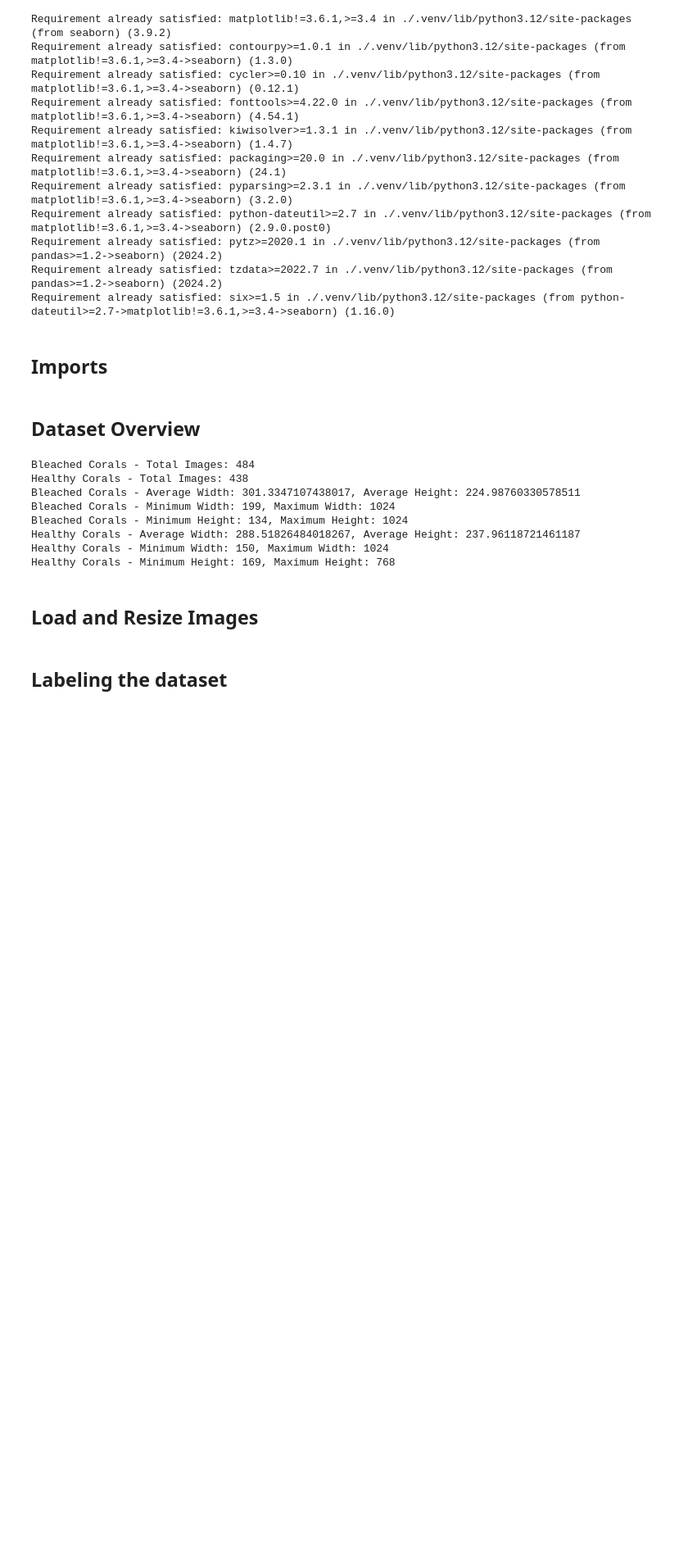
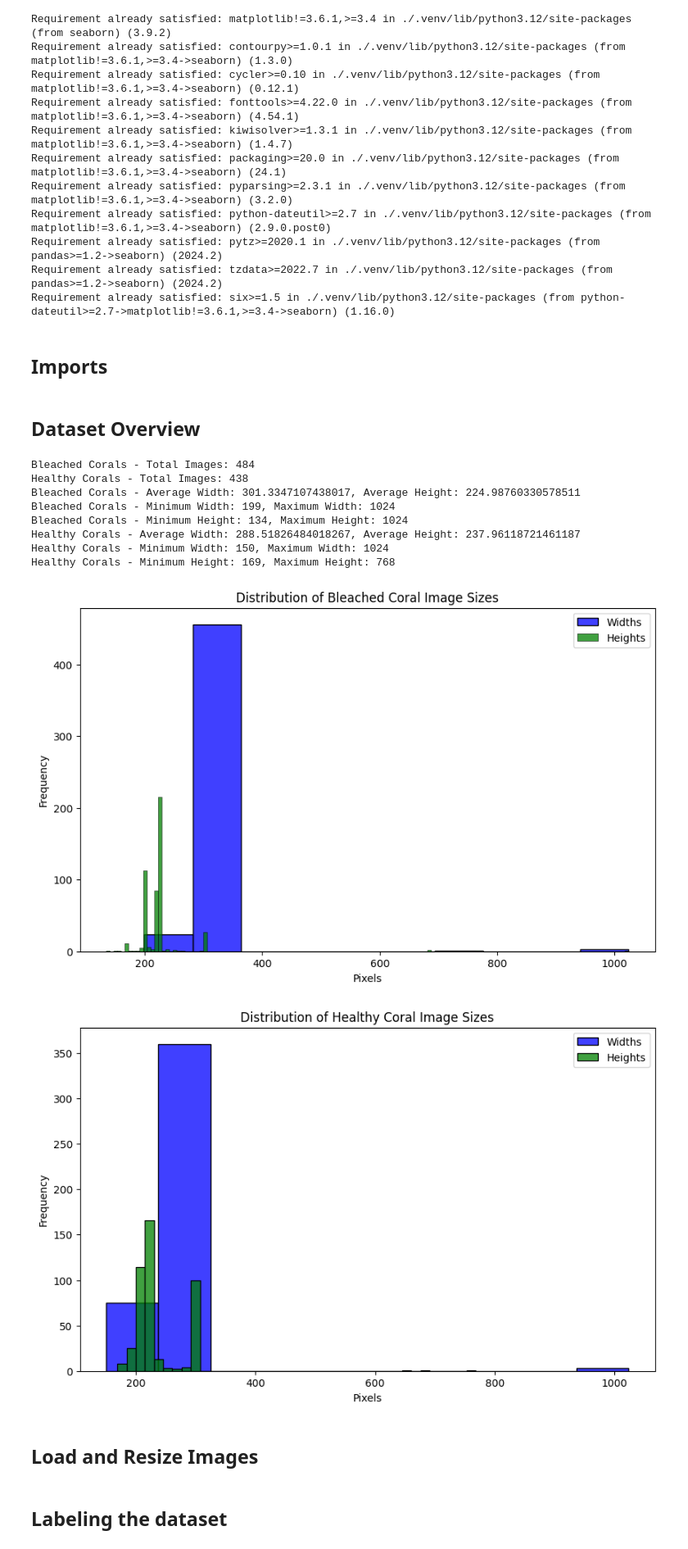
Before and after one commit to LeiTi34/Coral-Image-Classification, a Jupyter notebook: Healthy-and-Bleached-Corals-Image-Classification.ipynb, the cells around one changed output. Shown at 82% size. Cells and saved outputs as stored; diff of their text form; code cells hidden in the pictures; blank space fills up the shorter version.

Commit message:
add graphs

```diff
--- a/Healthy-and-Bleached-Corals-Image-Classification.ipynb
+++ b/Healthy-and-Bleached-Corals-Image-Classification.ipynb
@@ -62,33 +63,52 @@ def analyze_images(image_paths):
 
     avg_width = np.mean(dimensions[:, 0])
     min_width = np.min(dimensions[:, 0])
     max_width = np.max(dimensions[:, 0])
     avg_height = np.mean(dimensions[:, 1])
     min_height = np.min(dimensions[:, 1])
     max_height = np.max(dimensions[:, 1])
 
     return avg_width, min_width, max_width, avg_height, min_height, max_height, dimensions
 
 # Analyze bleached coral images
 bleached_avg_width, bleached_min_width, bleached_max_width, bleached_avg_height, bleached_min_height, bleached_max_height, bleached_dimensions = analyze_images(bleached_image_paths)
 print(f"Bleached Corals - Average Width: {bleached_avg_width}, Average Height: {bleached_avg_height}")
 print(f"Bleached Corals - Minimum Width: {bleached_min_width}, Maximum Width: {bleached_max_width}")
 print(f"Bleached Corals - Minimum Height: {bleached_min_height}, Maximum Height: {bleached_max_height}")
 
 # Analyze healthy coral images
 healthy_avg_width, healthy_min_width, healthy_max_width, healthy_avg_height, healthy_min_height, healthy_max_height, healthy_dimensions = analyze_images(healthy_image_paths)
 print(f"Healthy Corals - Average Width: {healthy_avg_width}, Average Height: {healthy_avg_height}")
 print(f"Healthy Corals - Minimum Width: {healthy_min_width}, Maximum Width: {healthy_max_width}")
 print(f"Healthy Corals - Minimum Height: {healthy_min_height}, Maximum Height: {healthy_max_height}")
+
+# Display distribution of image sizes using seaborn
+def display_image_size_distribution(dimensions, title):
+    widths = dimensions[:, 0]
+    heights = dimensions[:, 1]
+    plt.figure(figsize=(10, 6))
+    sns.histplot(widths, color='blue', label='Widths')
+    sns.histplot(heights, color='green', label='Heights')
+    plt.title(title)
+    plt.xlabel('Pixels')
+    plt.ylabel('Frequency')
+    plt.legend()
+    plt.show()
+
+# Display the distribution of image sizes
+display_image_size_distribution(bleached_dimensions, "Distribution of Bleached Coral Image Sizes")
+display_image_size_distribution(healthy_dimensions, "Distribution of Healthy Coral Image Sizes")
 # %% [output]
 Bleached Corals - Total Images: 484
 Healthy Corals - Total Images: 438
 Bleached Corals - Average Width: 301.3347107438017, Average Height: 224.98760330578511
 Bleached Corals - Minimum Width: 199, Maximum Width: 1024
 Bleached Corals - Minimum Height: 134, Maximum Height: 1024
 Healthy Corals - Average Width: 288.51826484018267, Average Height: 237.96118721461187
 Healthy Corals - Minimum Width: 150, Maximum Width: 1024
 Healthy Corals - Minimum Height: 169, Maximum Height: 768
+[figure, added]
+[figure, added]
 # %% [markdown]
 ## Load and Resize Images
 # %%
```
Also changed, not shown: parts of 5 cells of this notebook.
